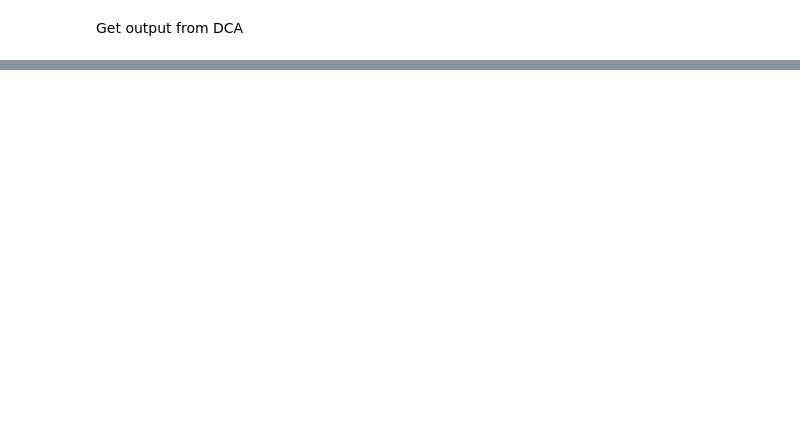
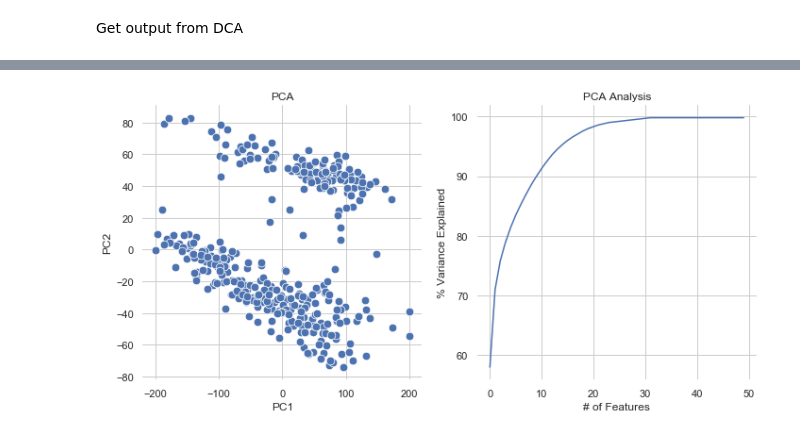
Before and after one commit to codyheiser/furry-couscous, a Jupyter notebook: DCA_test.ipynb, the cells around one changed output, grey strips where cells are left out. Drawn from its saved outputs; the diff is of its cells as text; code cells hidden in the pictures; blank space fills up the shorter version.

```diff
--- a/DCA_test.ipynb
+++ b/DCA_test.ipynb
@@ -47,0 +94,5 @@ tSNE_utils.compare_euclid(r00['Close_0.00'], reduced[:,1:])
+# %%
+# perform my own PCA to compare
+PCA_out = fcc_utils.fcc_PCA(n_comp=50,x=fcc_utils.arcsinh_norm(adata.X))
+# %% [output]
+[figure, added]
```
Also changed, not shown: parts of 13 cells of this notebook, 2 other files.
